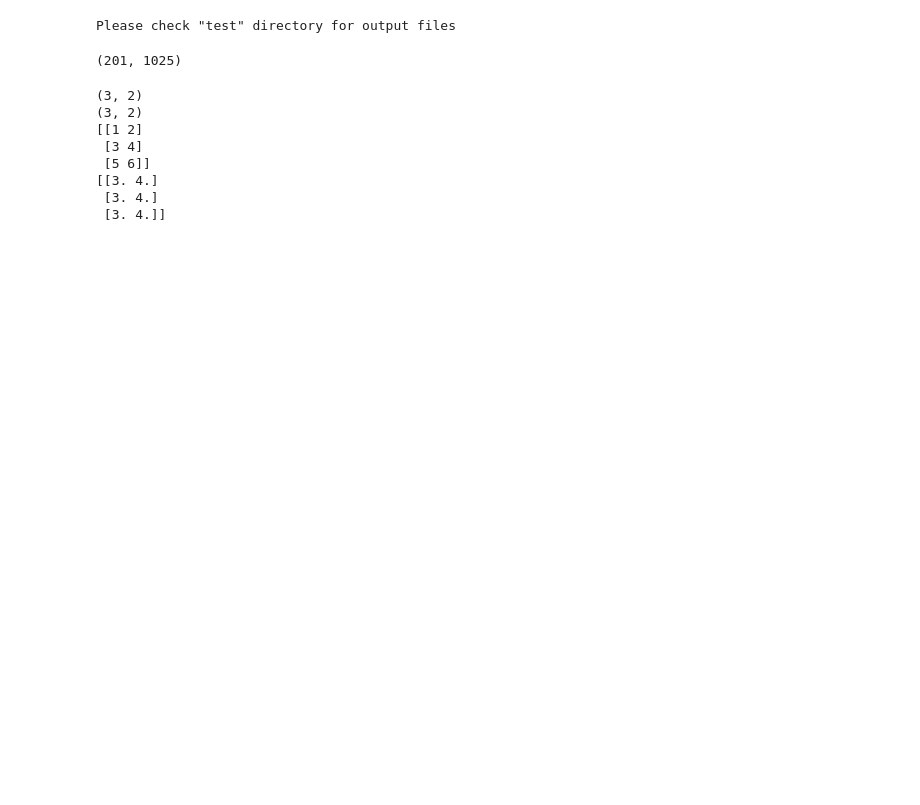
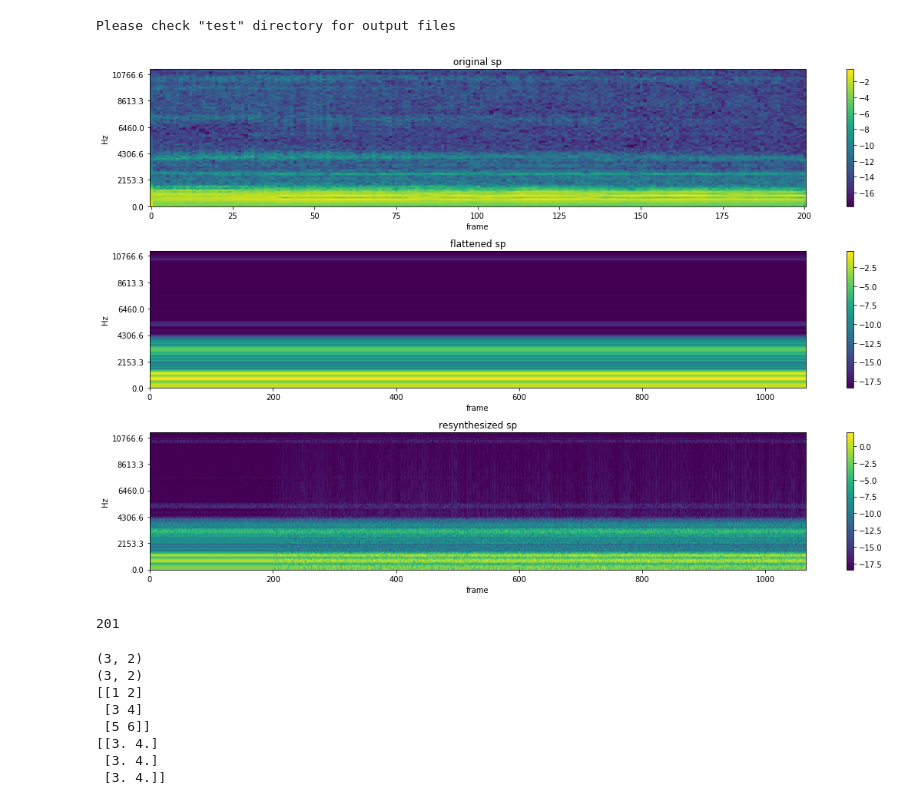
Before and after one commit to BeyondCloud/Vowel_Conversion, a Jupyter notebook: test_world.ipynb, the cells around one changed output. Cells and saved outputs as stored; diff of their text form; code cells hidden in the pictures; blank space fills up the shorter version.

```diff
--- a/test_world.ipynb
+++ b/test_world.ipynb
@@ -29,7 +29,18 @@ import pyworld as pw
 
 EPSILON = 1e-8
 wavname = 'my_a'
+wavname2 = 'a'
+
 x, fs = sf.read(wavname+'.wav')
+x2, fs2 = sf.read(wavname2+'.wav')
+
+try:
+    x = (x[:,0] + x[:,1])/2
+except:pass
+
+try:
+    x2 = (x2[:,0] + x2[:,1])/2
+except:pass
 
 def savefig(figlist, title,log=True):
     #h = 10
@@ -71,43 +82,50 @@ def savefig(figlist, title,log=True):
 frame_period = 10.0 # millisecond
 
 
 
 # 1. A convient way
 f0, sp, ap = pw.wav2world(x, fs, frame_period =  frame_period)    # use default options
+f02, sp2, ap2 = pw.wav2world(x2, fs, frame_period =  frame_period)    # use default options
+
 y = pw.synthesize(f0, sp, ap, fs, pw.default_frame_period)
 
-_f0, t = pw.dio(x, fs, f0_floor=50.0, f0_ceil=600.0,
+_f02, t = pw.dio(x2, fs, f0_floor=50.0, f0_ceil=600.0,
                 channels_in_octave=2,
                 frame_period=frame_period)
-_sp = pw.cheaptrick(x, _f0, t, fs)
-_sp = _sp[1,:]*np.ones((_sp.shape[0],1))
+_f02[:]= _f02[50]
+
+_sp = pw.cheaptrick(x2, _f02, t, fs)
+
+_sp = _sp[50,:]*np.ones((_sp.shape[0],1))
+
 # _sp[:,30:] = 0.0000001  #This cannot be zero
 
 # for i in range(len(_sp)):
 #     for j in range(_sp.shape[1]):
 #         if _sp[i,j]<0.0005:
 #             _sp[i,j] =  0.0000001
 
 
-_ap = pw.d4c(x, _f0, t, fs)
+_ap = pw.d4c(x, _f02, t, fs)
 # for i in range(len(f0)):
 #     _f0[i] = _f0[i]*(1.0+2.0*i/len(f0))
 
-_y = pw.synthesize(_f0, _sp, _ap, fs, frame_period)
+_y = pw.synthesize(_f02, _sp, _ap, fs, frame_period)
 sf.write('test/'+wavname+'.wav', _y, fs)
 
-syn_sp = pw.cheaptrick(_y, _f0, t, fs)
+syn_sp = pw.cheaptrick(_y, _f02, t, fs)
 # Comparison
 plt = savefig( [ sp[:,:520],_sp[:,:520],syn_sp[:,:520]],['original sp','flattened sp','resynthesized sp'])
 plt.savefig("test/sp_"+wavname)
 
 print('Please check "test" directory for output files')
 # %% [output]
 Please check "test" directory for output files
+[figure, added]
-# %%
-_sp.shape
-# %% [output]
-(201, 1025)
+# %%
+_f02.shape[0]
+# %% [output]
+201
 # %%
 a = np.array([[1,2],[3,4],[5,6]])
 print(a.shape)
```
